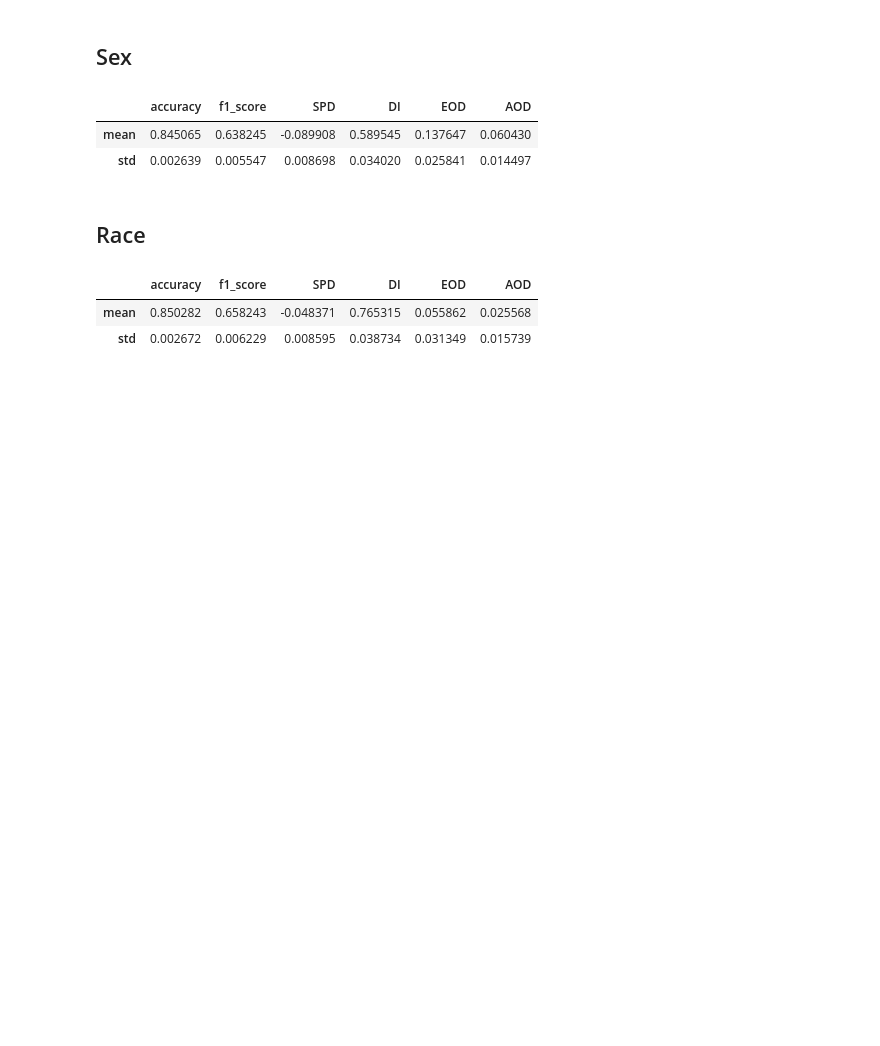
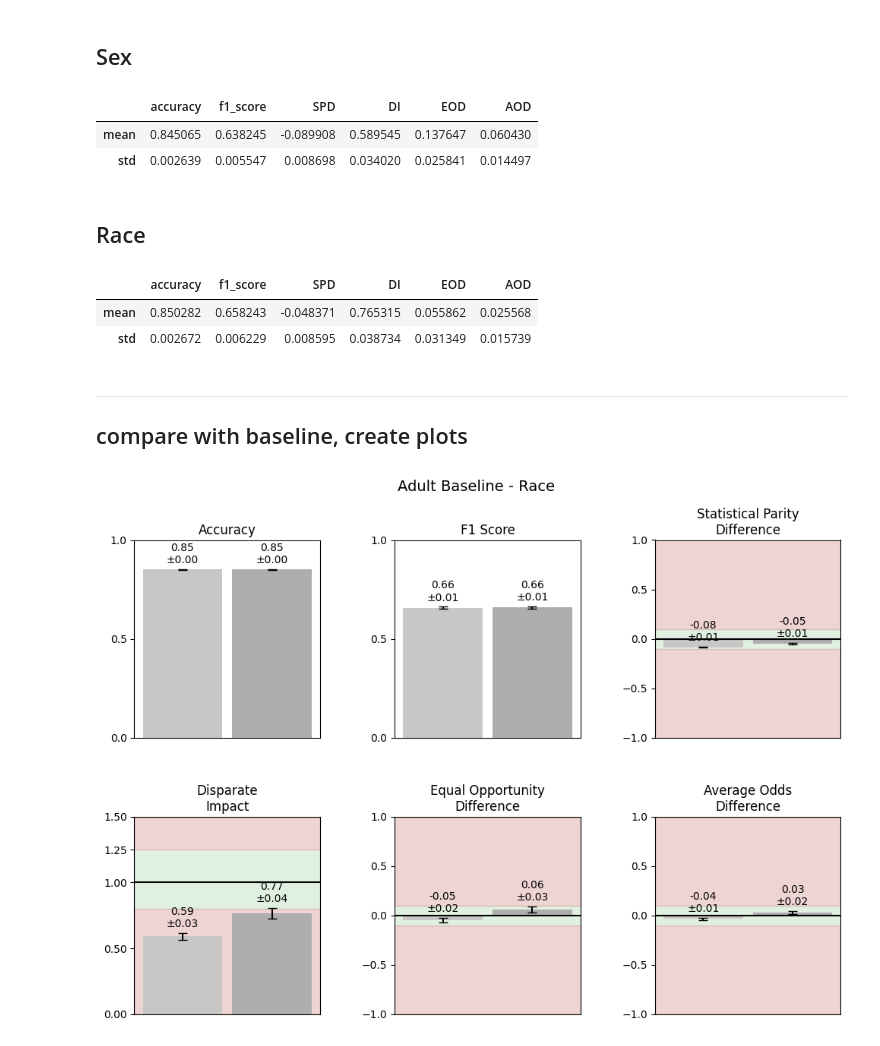
Before and after one commit to jeaend/bias-mitigation-aif360, a Jupyter notebook: notebooks/Adult_Income/03_pre_reweighing.ipynb, the cells around one changed output. Drawn from its saved outputs; the diff is of its cells as text; code cells hidden in the pictures; blank space fills up the shorter version.

Commit message:
add plots, save results to csv's

```diff
--- a/notebooks/Adult_Income/03_pre_reweighing.ipynb
+++ b/notebooks/Adult_Income/03_pre_reweighing.ipynb
@@ -142,3 +141,13 @@ adult_race_metrics_agg
 |  | accuracy | f1_score | SPD | DI | EOD | AOD |
 | mean | 0.850282 | 0.658243 | -0.048371 | 0.765315 | 0.055862 | 0.025568 |
 | std | 0.002672 | 0.006229 | 0.008595 | 0.038734 | 0.031349 | 0.015739 |
+# %% [markdown]
+---------------------------------
+## compare with baseline, create plots
+# %%
+baseline_race_agg = pd.read_csv('../../reports/baseline_agg/adult_race_metrics_agg.csv', index_col=0)
+baseline_sex_agg = pd.read_csv('../../reports/baseline_agg/adult_sex_metrics_agg.csv', index_col=0)
+# %%
+compare_viz_metrics_2x3(baseline_race_agg, adult_race_metrics_agg, 'Baseline', 'Race', 'Adult Baseline - Race')
+# %% [output]
+[figure, added]
```
Also changed, not shown: parts of 3 cells of this notebook, 2 other files.
